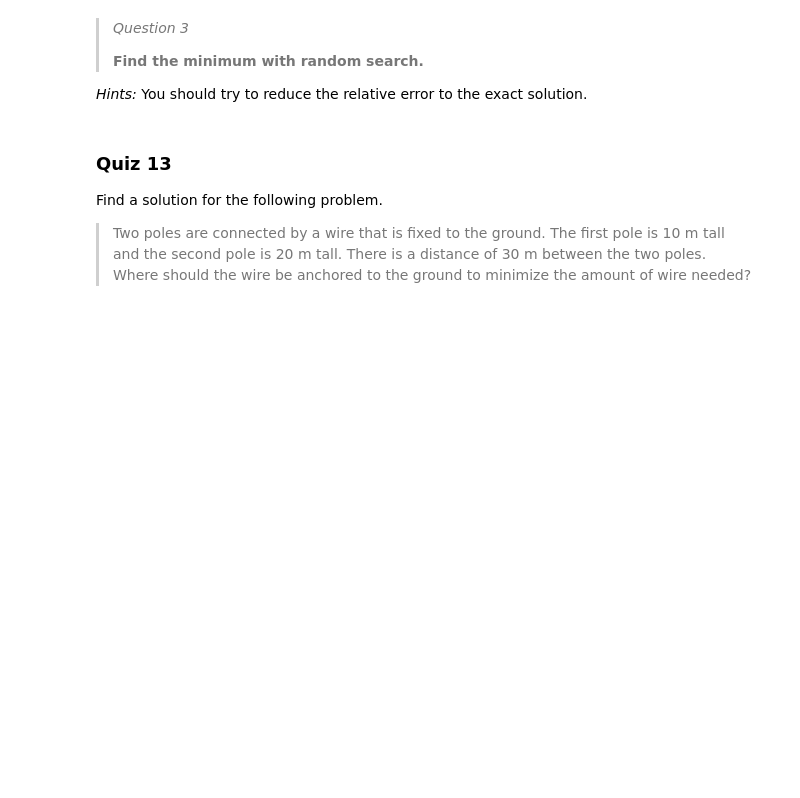
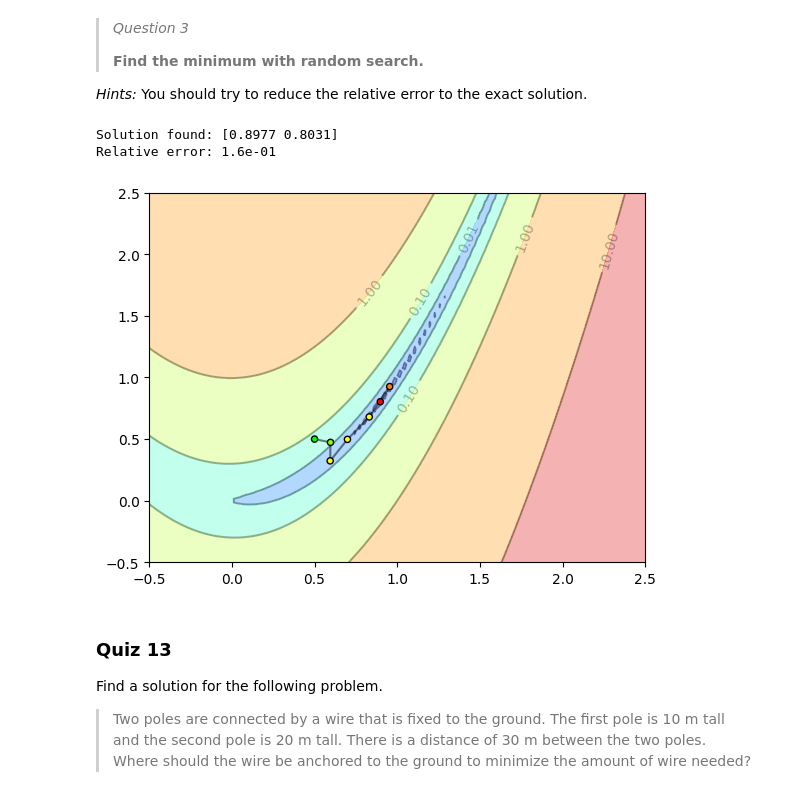
Before and after one commit to Augustin-Br/IGI-3013, a Jupyter notebook: TD2/lab02/lab02.ipynb, the cells around one changed output. Drawn from its saved outputs; the diff is of its cells as text; code cells hidden in the pictures; blank space fills up the shorter version.

```diff
--- a/TD2/lab02/lab02.ipynb
+++ b/TD2/lab02/lab02.ipynb
@@ -887,31 +889,35 @@ Relative error: 2.4e-01
 # %%
 np.random.seed(42)
 
 # Initial point
-init = None # YOUR CODE HERE
+init = [0.5, 0.5] # YOUR CODE HERE
 
 # Step-size
-alpha = None # YOUR CODE HERE
+alpha = 0.1 # YOUR CODE HERE
 
 # Number of iterations
-epochs = None # YOUR CODE HERE
+epochs = 30 # YOUR CODE HERE
 
 # Number of directions to search
-n_points = None # YOUR CODE HERE
+n_points = 10 # YOUR CODE HERE
 
 # Optimization
 #
 #     w, history = random_search(rosenbrock, ...)
 #
-... # YOUR CODE HERE
+w, history = random_search(rosenbrock, init, alpha, epochs, n_points)
 
 # Feedback
 print(f'Solution found:', np.round(w, decimals=4))
 print('Relative error: {:1.1e}'.format(np.linalg.norm(w - [1, 1]) / np.linalg.norm([1, 1])))
 
 # Visualization
 plot_function(rosenbrock, [-0.5, -0.5], [2.5, 2.5])
 plot_history(history, lines=True)
+# %% [output]
+Solution found: [0.8977 0.8031]
+Relative error: 1.6e-01
+[figure, added]
 # %% [markdown]
 ### Quiz 13
 
```
Also changed, not shown: parts of 3 cells of this notebook.
